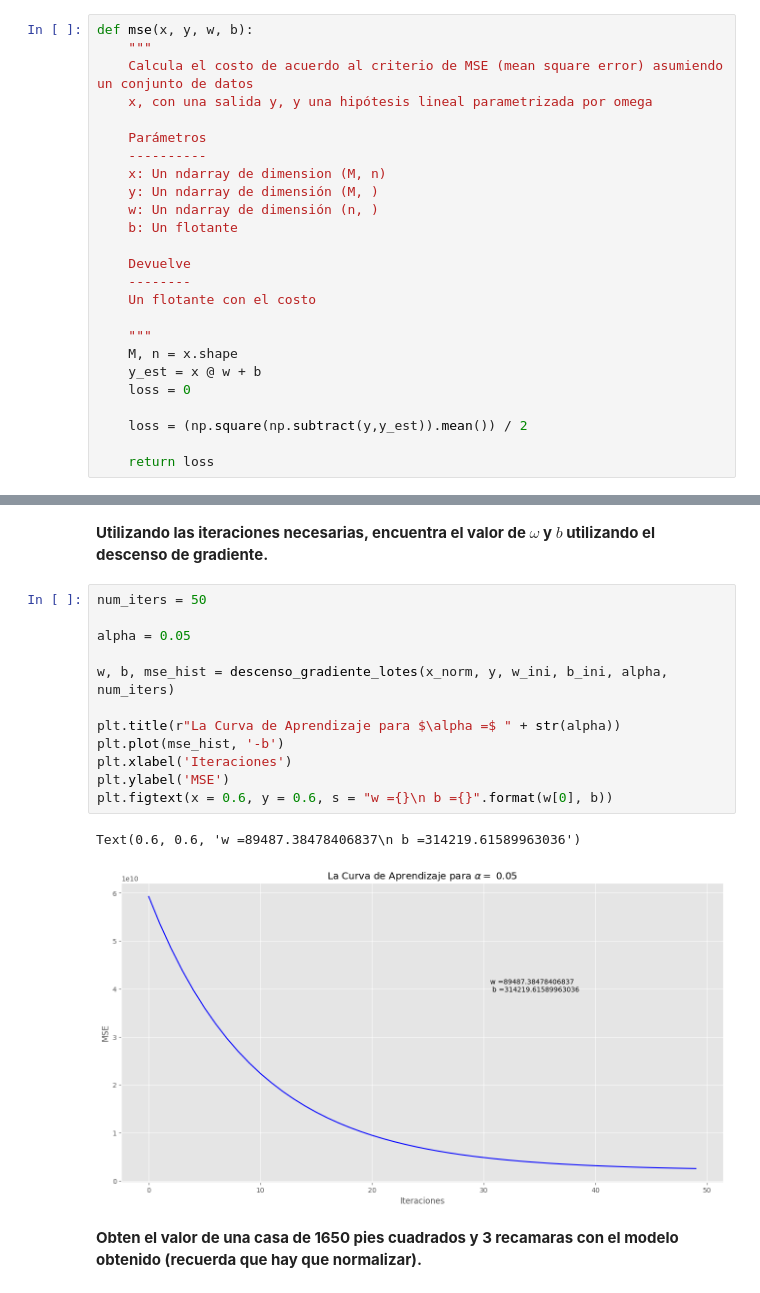
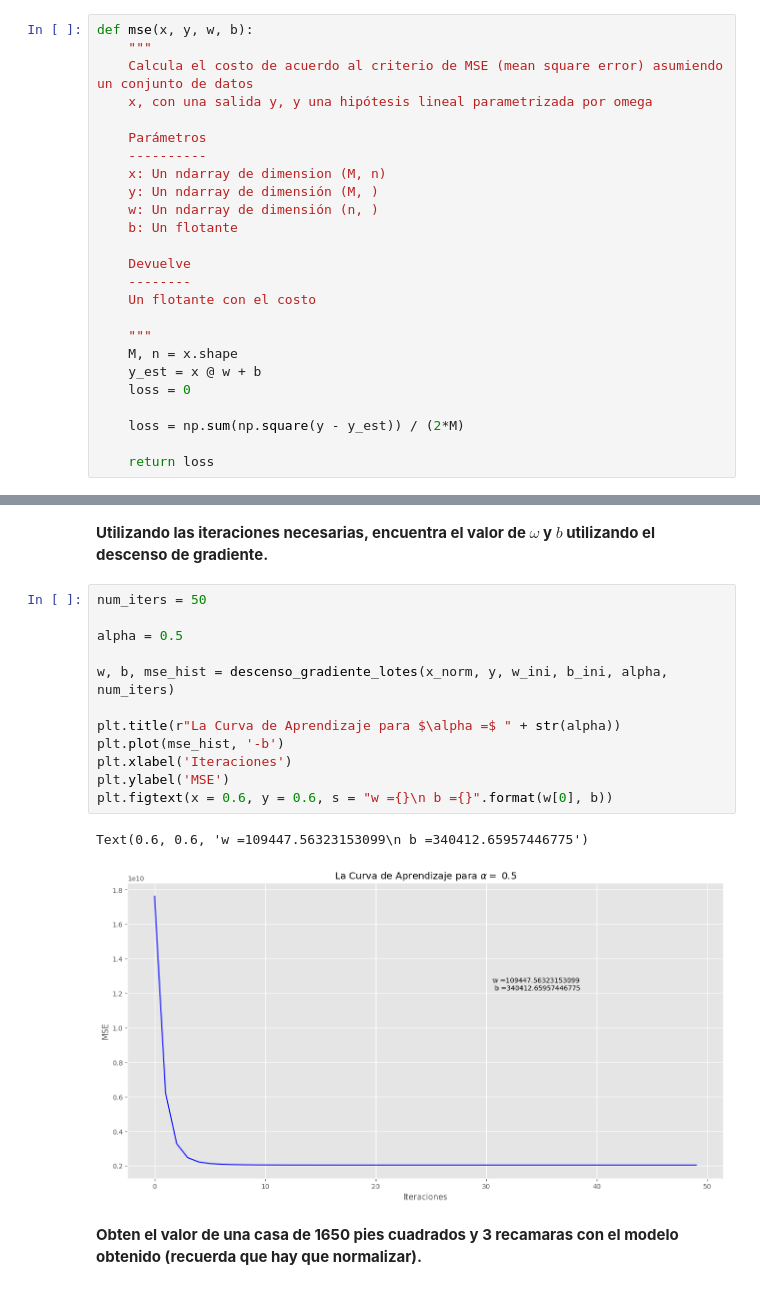
Before and after one commit to Jupazumur/2-Aprendizaje-2026, a Jupyter notebook: reg_lineal.ipynb, the cells around one changed output, grey strips where cells are left out. Cells and saved outputs as stored; diff of their text form.

```diff
--- a/reg_lineal.ipynb
+++ b/reg_lineal.ipynb
@@ -78,7 +78,7 @@ def mse(x, y, w, b):
     y_est = x @ w + b
     loss = 0
 
-    loss = (np.square(np.subtract(y,y_est)).mean()) / 2
+    loss = np.sum(np.square(y - y_est)) / (2*M)
 
     return loss
 # %% [markdown]
@@ -381,18 +381,18 @@ Text(0, 0.5, 'MSE')
 # %%
 num_iters = 50
 
-alpha = 0.05
+alpha = 0.5
 
 w, b, mse_hist = descenso_gradiente_lotes(x_norm, y, w_ini, b_ini, alpha, num_iters)
 
 plt.title(r"La Curva de Aprendizaje para $\alpha =$ " + str(alpha))
 plt.plot(mse_hist, '-b')
 plt.xlabel('Iteraciones')
 plt.ylabel('MSE')
 plt.figtext(x = 0.6, y = 0.6, s = "w ={}\n b ={}".format(w[0], b))
 # %% [output]
-Text(0.6, 0.6, 'w =89487.38478406837\n b =314219.61589963036')
+Text(0.6, 0.6, 'w =109447.56323153099\n b =340412.65957446775')
-[figure, old version]
+[figure, new version]
 # %% [markdown]
 **Obten el valor de una casa de 1650 pies cuadrados y 3 recamaras con el modelo obtenido (recuerda que hay que normalizar).**
 # %%
```
Also changed, not shown: parts of 3 cells of this notebook.
